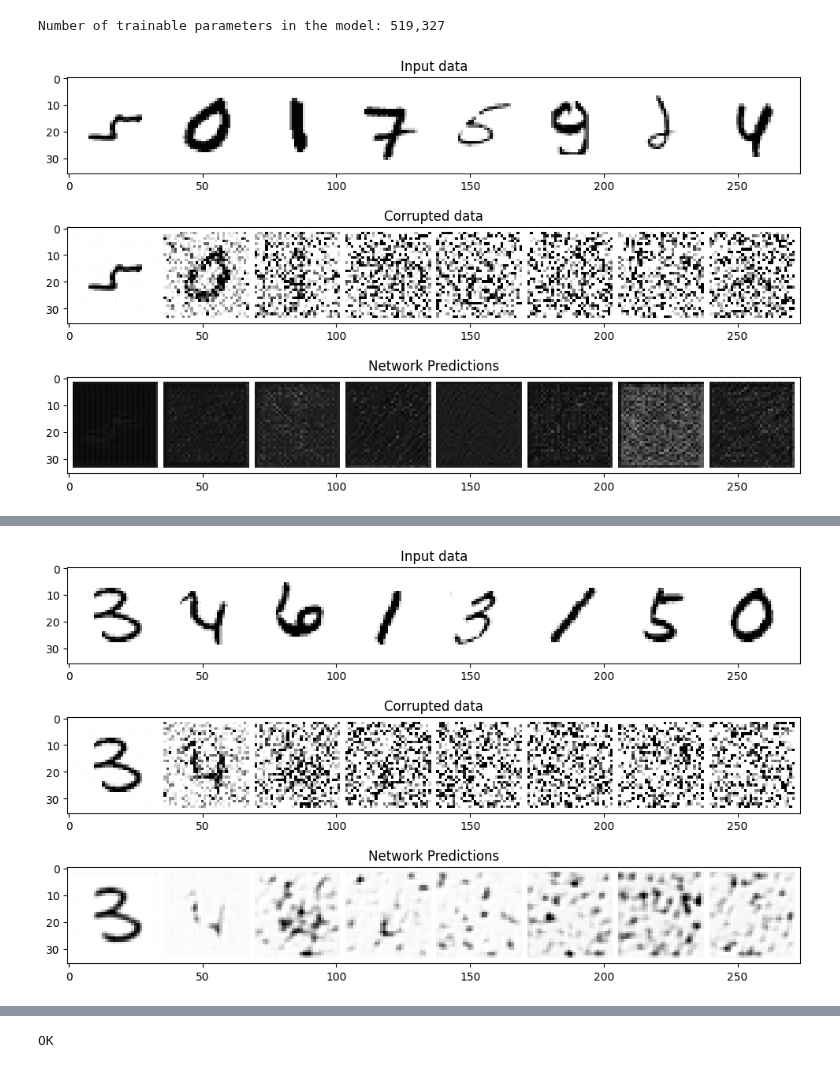
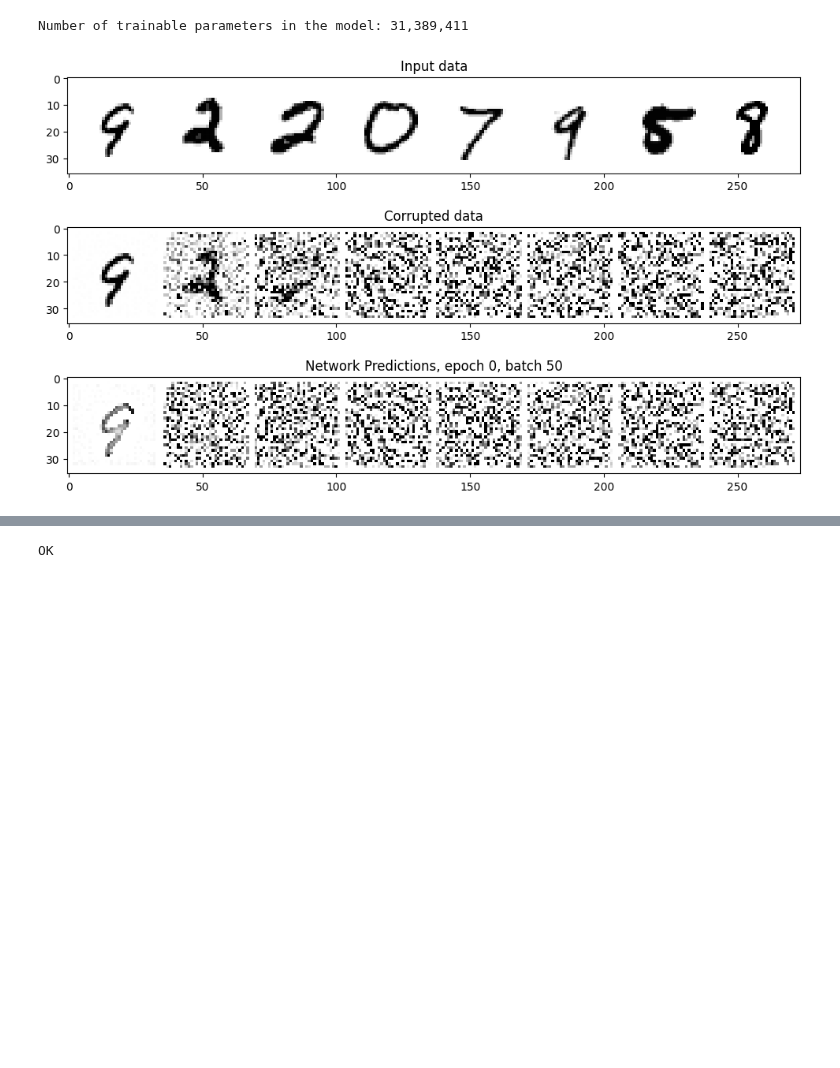
Before and after one commit to ShlomiRex/final_project, a Jupyter notebook: new/train10.ipynb, the cells around one changed output, grey strips where cells are left out. Cells and saved outputs as stored; diff of their text form; code cells hidden in the pictures; blank space fills up the shorter version.

```diff
--- a/new/train10.ipynb
+++ b/new/train10.ipynb
@@ -399,5 +431,5 @@ class Model(nn.Module):
 # %%
-model = Model(in_channels=1, out_channels=1, time_emb_dim=128)
+model = Model(T, in_channels=1, out_channels=1, time_emb_dim=128, device=device)
 model.to(device)
 
 model
@@ -423,19 +455,12 @@ Model(
 #@title Train loop
 
 num_of_params = sum([p.numel() for p in model.parameters()])
-
 print("Number of trainable parameters in the model: " + str(f"{num_of_params:,}"))
-
-# Keeping a record of the losses for later viewing
-losses = []
-
-# Reset dataloader
-train_dataloader = DataLoader(dataset, batch_size=BATCH_SIZE, shuffle=True)
-
-# Noise scheduler
-sched = DDPMScheduler(T)
-# sched.to(device)
 # %% [output]
-Number of trainable parameters in the model: 519,327
+Number of trainable parameters in the model: 31,389,411
+# %%
+#@title Noise scheduler
+
+noise_sched = DDPMScheduler(T)
 # %%
 @torch.no_grad
@@ -466,12 +496,12 @@ def plot_pred(epoch):
     plt.show()
 # %%
 def train(
-        dataset: torchvision.datasets.VisionDataset,
         optimizer: torch.optim.Optimizer,
         device: str,
+        num_epochs: int,
+        train_dataloader: DataLoader,
         val_dataloader: DataLoader
     ):
-    batch_size = 1024
 
     batch_train_losses = []
     batch_val_losses = []
@@ -479,19 +509,18 @@ def train(
     epoch_val_losses = []
 
     # The training loop
-    for epoch in range(NUM_EPOCHS):
+    for epoch in range(num_epochs):
         model.train(True)
-
-        batch_size = int(batch_size / 2)
-        train_dataloader = DataLoader(dataset, batch_size=batch_size, shuffle=True)
 
         train_loss = 0
 
-        plot_pred(epoch)
-
-        pbar = tqdm.tqdm(train_dataloader)
+        pbar = tqdm(train_dataloader)
 
         for index, (imgs, labels) in enumerate(pbar):
+            if index % 50 == 0:
+                clear_output(wait=True) # Clean jupyter cell
+                plot_pred(epoch, index)
+
             optimizer.zero_grad()
 
             x = imgs.to(device)
@@ -504,31 +533,31 @@ def train(
             batch_train_losses.append(loss.item())
             train_loss += loss.item()
 
-        # Print our the average of the loss values for this epoch:
-        avg_loss = sum(batch_train_losses[-len(train_dataloader):])/len(train_dataloader)
-        print(f'Finished epoch {epoch}. Average loss for this epoch: {avg_loss:05f}')
+            pbar.set_postfix(epoch=epoch, loss=loss.item())
 
         epoch_train_losses.append(train_loss / len(train_dataloader))
 
     model.eval()
+    val_loss = 0
     with torch.no_grad():
         for imgs, labels in val_dataloader:
                 imgs = imgs.to(device)
 
-                loss = model(imgs)
+                loss = model.calculate_loss(imgs)
 
                 val_loss += loss.item()
 
-                batch_val_losses.append(val_loss)
+                batch_val_losses.append(loss.item())
         epoch_val_losses.append(val_loss / len(val_dataloader))
 
     return epoch_train_losses, batch_train_losses, epoch_val_losses, batch_val_losses
 # %%
 etl, btl, evl, bvl = train(
-    dataset,
-    optimizer=torch.optim.Adam(model.parameters(), lr=1e-3),
-    device,
-    val_dataloader
+    optimizer=torch.optim.Adam(model.parameters(), lr=2e-3),
+    device=device,
+    num_epochs=2,
+    train_dataloader=train_dataloader,
+    val_dataloader=val_dataloader
 )
 # %% [output]
-[figure, old version]
+[figure, new version]
@@ -536 +564,0 @@ Finished epoch 0. Average loss for this epoch: 0.027415
-[figure, removed]
```
Also changed, not shown: parts of 20 cells of this notebook.
